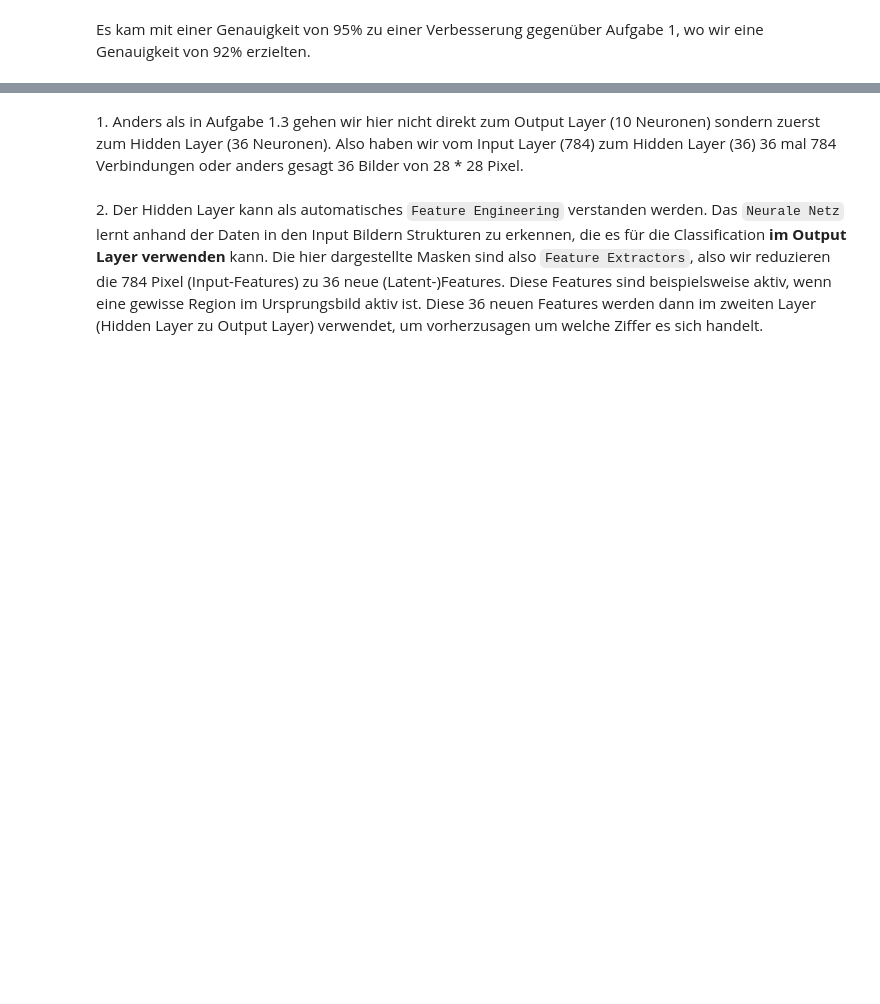
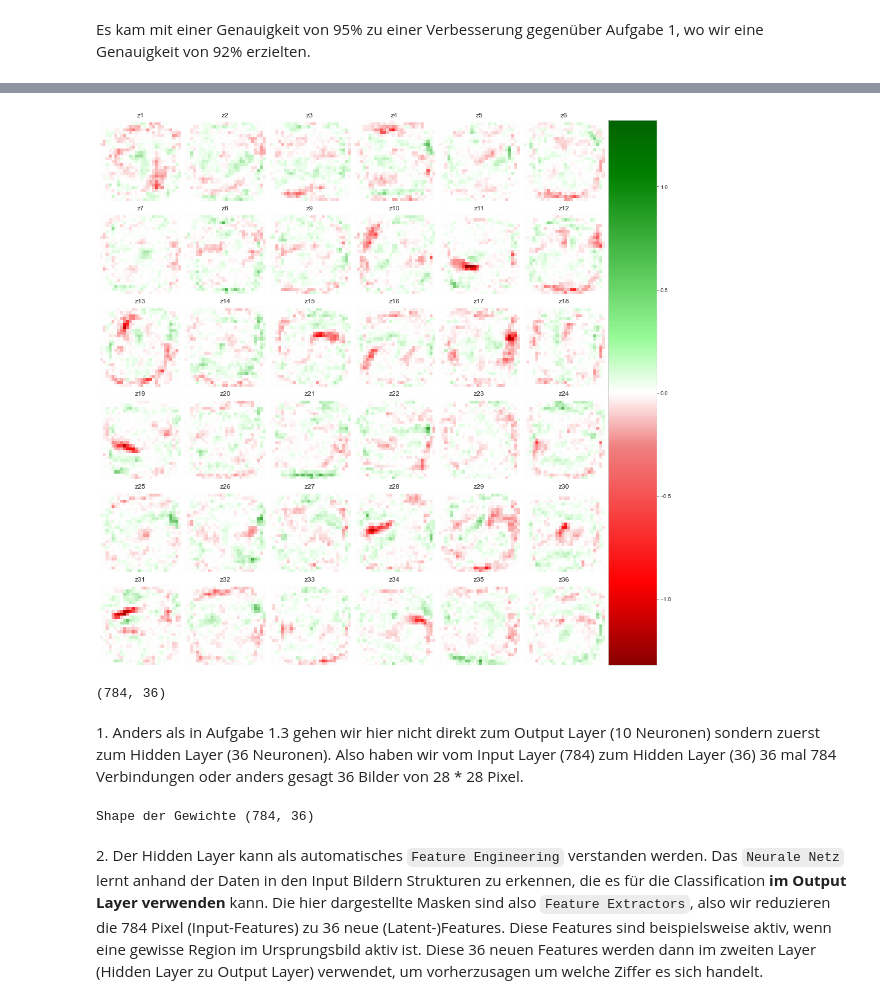
Before and after one commit to benikm91/cas_machine-learning-exercise, a Jupyter notebook: src/neural_network/neural_network_solution.ipynb, the cells around one changed output, grey strips where cells are left out. Cells and saved outputs as stored; diff of their text form; code cells hidden in the pictures; blank space fills up the shorter version.

Commit message:
Update nn solution to better visualize what has been learned.

```diff
--- a/src/neural_network/neural_network_solution.ipynb
+++ b/src/neural_network/neural_network_solution.ipynb
@@ -335,7 +429,7 @@ Ziel dieser Aufgabe ist es folgendes Neurales Netzwerk zu bauen:
 5. Evaluieren Sie das Modell auf dem `Validation-Set`.
 # %%
 # 1. Neural Network mit einem Hidden Layer
-model = tf.keras.Sequential([
+model_with_hl = tf.keras.Sequential([
     tf.keras.layers.InputLayer(input_shape=(28*28,), name='input_layer'),
     tf.keras.layers.Dense(36, activation=tf.keras.activations.gelu, name='hidden_layer'),
     tf.keras.layers.Dense(10, activation=tf.keras.activations.softmax, name='output_layer'),
@@ -343,4 +437,4 @@ model = tf.keras.Sequential([
 ])
 
 # 2.
-print(model.summary())
+print(model_with_hl.summary())
@@ -348,11 +458,11 @@ print(model.summary())
 # 3.
 loss_fn = tf.keras.losses.SparseCategoricalCrossentropy(from_logits=False)
 
-model.compile(
+model_with_hl.compile(
     optimizer='adam',
     loss=loss_fn,
     metrics=['accuracy']
 )
 # %%
 # 4.
-history = model.fit(X_train, y_train, batch_size=64, epochs=15, validation_data=(X_val, y_val))
+history = model_with_hl.fit(X_train, y_train, batch_size=64, epochs=15, validation_data=(X_val, y_val))
@@ -402,14 +536,23 @@ Mit der Funktion `plot_weights` sind hier die Gewichte von den ersten Verbindung
 1. Warum sind es jetzt 36 Masken anstatt 10 Masken?
 2. Können Sie sonst noch etwas erkennnen? Warum erkennt man anders als in Aufgabe 1.3 hier keine klaren Zahlen-Masken?
 # %%
-plot_weights(model.get_weights()[0], lambda i: f'z{i+1}')
+alphas = get_alphas_for_weights_list(model_with_hl.get_weights()[0])
+plot_weights(model_with_hl.get_weights()[0], lambda i: f'z{i+1}', alphas=alphas)
 plt.show()
+# %% [output]
+[figure, added]
+# %%
+print(model_with_hl.get_weights()[0].shape)
+# %% [output]
+(784, 36)
 # %% [markdown]
 1\.
 Anders als in Aufgabe 1.3 gehen wir hier nicht direkt zum Output Layer (10 Neuronen) sondern zuerst zum Hidden Layer (36 Neuronen).
 Also haben wir vom Input Layer (784) zum Hidden Layer (36) 36 mal 784 Verbindungen oder anders gesagt 36 Bilder von 28 * 28 Pixel.
 # %%
-print("Shape der Gewichte", model.get_weights()[0].shape)
+print("Shape der Gewichte", model_with_hl.get_weights()[0].shape)
+# %% [output]
+Shape der Gewichte (784, 36)
 # %% [markdown]
 2\.
 Der Hidden Layer kann als automatisches `Feature Engineering` verstanden werden. Das `Neurale Netz` lernt anhand der Daten in den Input Bildern Strukturen zu erkennen, die es für die Classification **im Output Layer verwenden** kann. Die hier dargestellte Masken sind also `Feature Extractors`, also wir reduzieren die 784 Pixel (Input-Features) zu 36 neue (Latent-)Features. Diese Features sind beispielsweise aktiv, wenn eine gewisse Region im Ursprungsbild aktiv ist.
```
Also changed, not shown: parts of 25 cells of this notebook.
